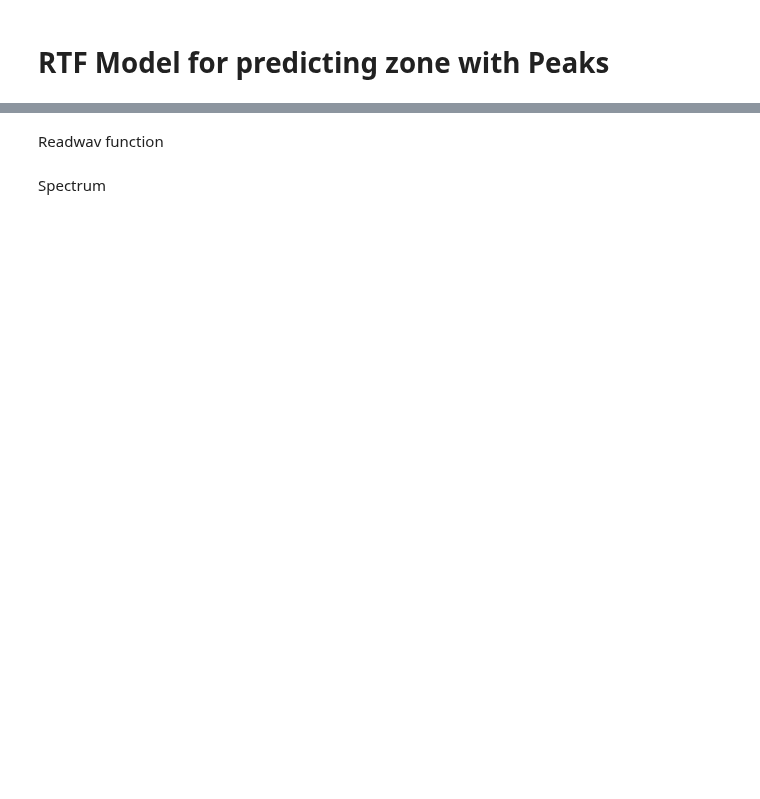
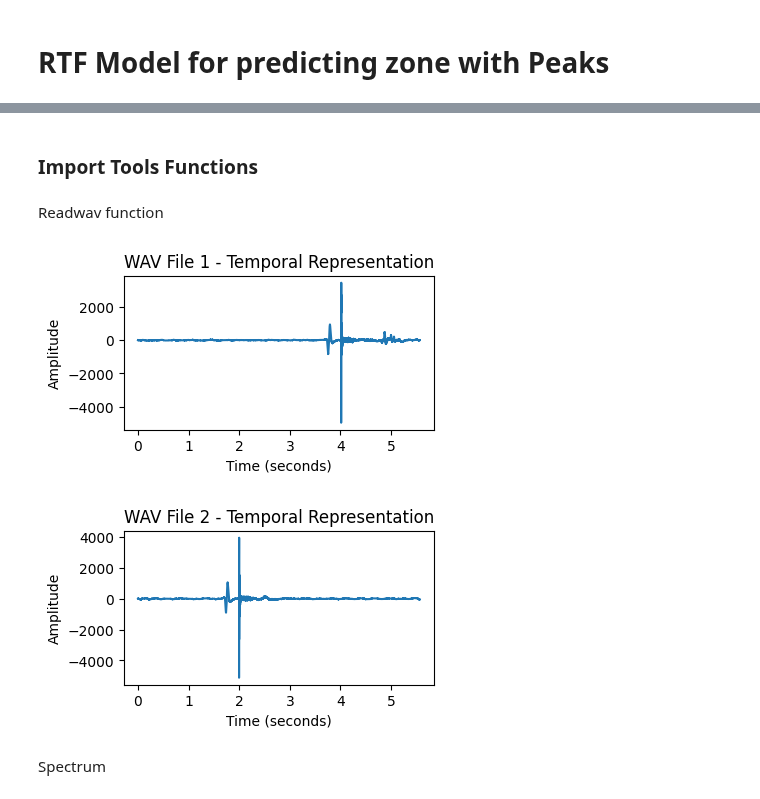
Before and after one commit to HugoMany/MLPadelProject, a Jupyter notebook: SoundPart/ModelMLPositionRacket/RTF/S_RTF_Zone_P1_Peaks.ipynb, the cells around one changed output, grey strips where cells are left out. Drawn from its saved outputs; the diff is of its cells as text; code cells hidden in the pictures; blank space fills up the shorter version.

```diff
--- a/SoundPart/ModelMLPositionRacket/RTF/S_RTF_Zone_P1_Peaks.ipynb
+++ b/SoundPart/ModelMLPositionRacket/RTF/S_RTF_Zone_P1_Peaks.ipynb
@@ -16 +22,3 @@ from sklearn.metrics import accuracy_score
 from sklearn.ensemble import RandomForestClassifier
+# %% [markdown]
+### Import Tools Functions
@@ -17,18 +34,21 @@ from sklearn.ensemble import RandomForestClassifier
 # %% [markdown]
 Readwav function
-# %%
-def readWavFolder(folderPath):
-    fileFolder=[]
-    sampleRateFolder=[]
-
-    files = os.listdir(folderPath)
-    for filename in glob.glob(os.path.join(folderPath, '*.wav')):
-        samplerate, data = wavfile.read(filename)
-        fileFolder.append(data)
-        sampleRateFolder.append(samplerate)
-    return sampleRateFolder, fileFolder, files
-
-samplerateVect,testWavFileVect,filename = readWavFolder("../../Data_Clean/new_RB")
+# %%
+from readWavFolder import readWavFolder
+
+samplerateVect,testWavFileVect,files = readWavFolder("../../../Data/Sound/P1")
+
+for i, wav_data in enumerate(testWavFileVect[:2]):
+    plt.figure(figsize=(4, 2))
+    time_axis = [x / samplerateVect[i] for x in range(len(wav_data))]
+    plt.plot(time_axis, wav_data[:, 1])  # Plot only the n channel
+    plt.title(f"WAV File {i + 1} - Temporal Representation")
+    plt.xlabel("Time (seconds)")
+    plt.ylabel("Amplitude")
+    plt.show()
+# %% [output]
+[figure, added]
+[figure, added]
 # %% [markdown]
 Spectrum
 # %%
```
Also changed, not shown: parts of 17 cells of this notebook, 5 other files.
